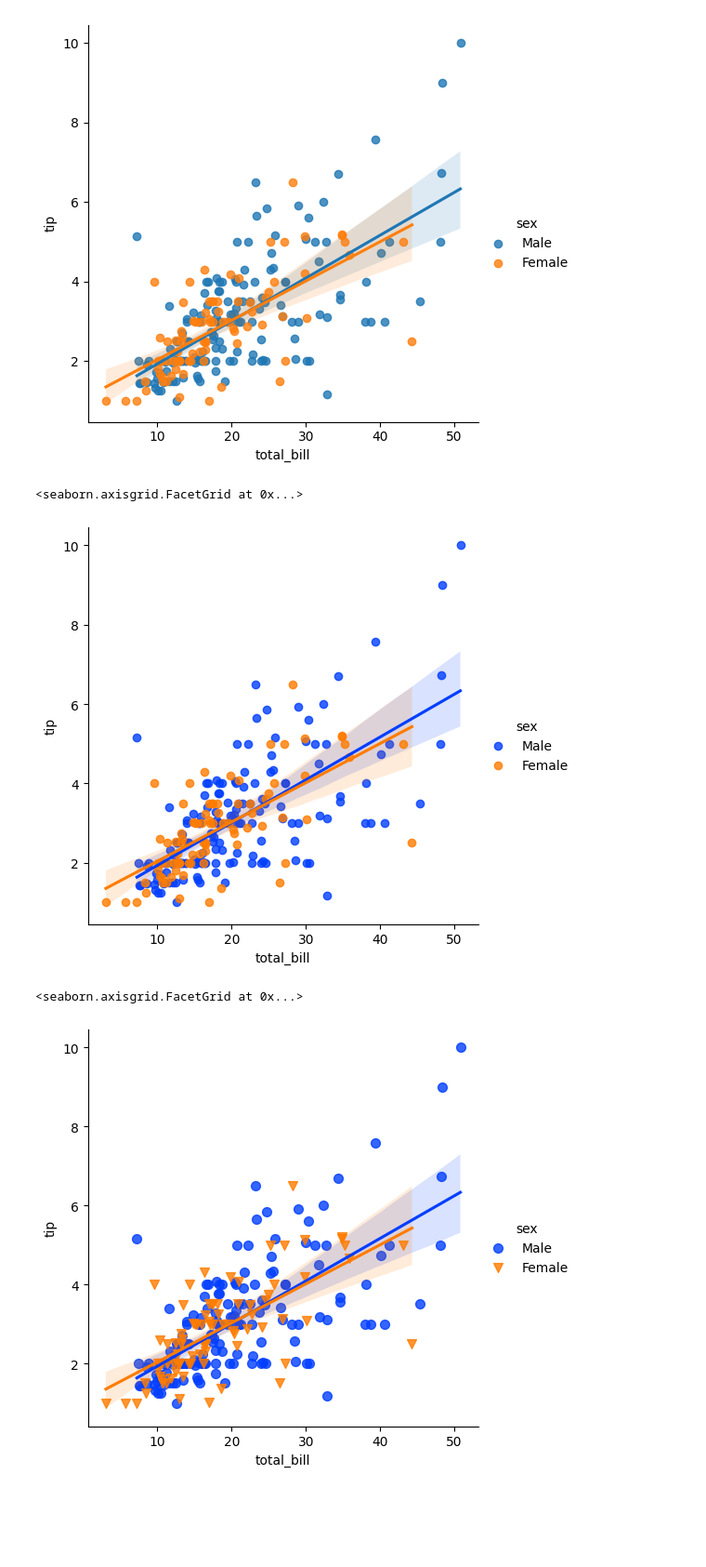
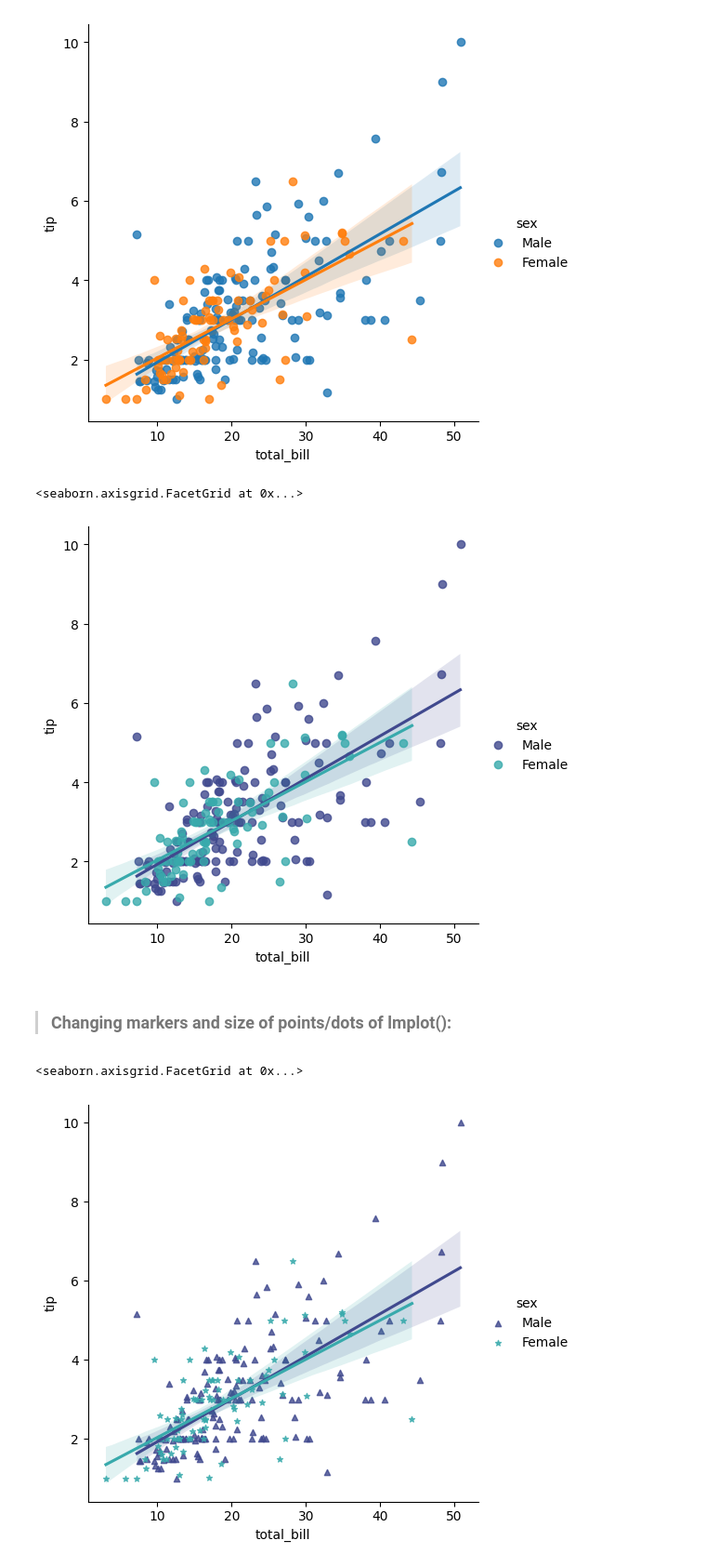
Before and after one commit to lazyaxe/Python, a Jupyter notebook: Data-Visualization/Regression.ipynb, the cells around one changed output. Shown at 93% size. Cells and saved outputs as stored; diff of their text form; code cells hidden in the pictures; blank space fills up the shorter version.

```diff
--- a/Data-Visualization/Regression.ipynb
+++ b/Data-Visualization/Regression.ipynb
@@ -29,13 +29,18 @@ sns.lmplot(x = 'total_bill',y = 'tip',data = tips_df,hue = 'sex')
 <seaborn.axisgrid.FacetGrid at 0x...>
 [figure]
 # %%
-sns.lmplot(x = 'total_bill',y = 'tip',data = tips_df,hue = 'sex',palette='bright')
+sns.lmplot(x = 'total_bill', y = 'tip', data = tips_df, hue = 'sex', palette='mako')
 # %% [output]
 <seaborn.axisgrid.FacetGrid at 0x...>
-[figure, old version]
+[figure, new version]
+# %% [markdown]
+> ### Changing markers and size of points/dots of lmplot():
 # %%
-sns.lmplot(x = 'total_bill',y = 'tip',data = tips_df,hue = 'sex',palette='bright',markers=['o','v'],
-           scatter_kws={'s':50})
+sns.lmplot(data = tips_df, x = 'total_bill', y = 'tip', hue = 'sex', palette='mako', markers=['^', '*'],
+           scatter_kws={'s': 20}, legend=True)
+
+#markers kwarg changes the shape/look of the points/dots on the plot, it can passed as a list for both values. Available shapes ['o', 'v', '^', '+', '*', '.', '<', '>']
+#scatter_kws is the kwarg that changed the size of points/dots/markers on the plot
 # %% [output]
 <seaborn.axisgrid.FacetGrid at 0x...>
-[figure, old version]
+[figure, new version]
```
Also changed, not shown: parts of 5 cells of this notebook.
